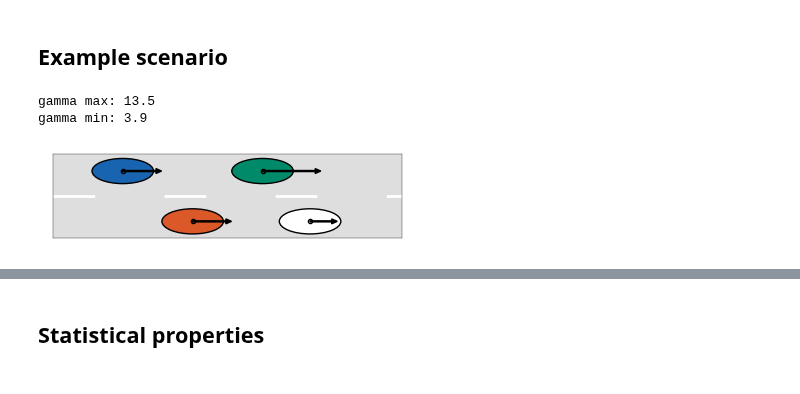
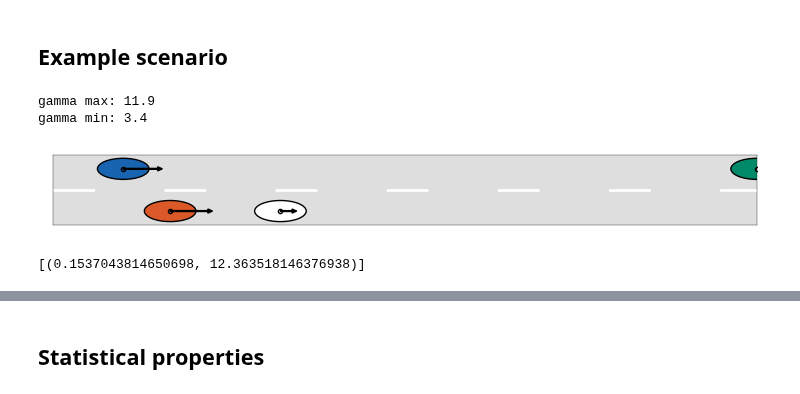
Before and after one commit to EPFL-ENAC/LUTS-pneuma-simulator, a Jupyter notebook: notebooks/discrete.ipynb, the cells around one changed output, grey strips where cells are left out. Cells and saved outputs as stored; diff of their text form; code cells hidden in the pictures.

```diff
--- a/notebooks/discrete.ipynb
+++ b/notebooks/discrete.ipynb
@@ -478,23 +479,23 @@ _, c_lam, c_v0, c_s0 = synthetic_fd(3, rng, mode="Car", distributed=True)
 # merger dynamics
 x_check = 0
 y_check = -W / 2
-v_check = 10 / factor
+v_check = 13 / factor
 lam = c_lam[0]
 v0 = c_v0[0]
 s0 = c_s0[0]
 # follower dynamics
-x_f = x_check - 5
-v_f = 10 / factor
+x_f = x_check - 4
+v_f = 12 / factor
 lam_f = c_lam[2]
 v0_f = c_v0[2]
 s0_f = c_s0[2]
 s_check_f = x_check - x_f - 2 * s
 # leader dynamics
-x_check_ell_check = x_check + 2 * s + 4
-v_ell_check = 7 / factor
+x_check_ell_check = x_check + 2 * s + 5
+v_ell_check = 5 / factor
 # new leader dynamics
-x_check_ell_hat = x_check + 5
-v_ell_hat = 15 / factor
+x_check_ell_hat = x_check + 50
+v_ell_hat = 2 / factor
 s_check_ell_hat = x_check_ell_hat - x_check - 2 * s
 # maneuverability in degrees
 gamma_max = radians(exp(XC * v_check * factor + CC_max))
@@ -504,45 +505,45 @@ phi_max =2*gamma_max
 print(f"gamma max: {degrees(gamma_max):.1f}")
 print(f"gamma min: {degrees(gamma_min):.1f}")
 # %% [output]
-gamma max: 13.5
-gamma min: 3.9
+gamma max: 11.9
+gamma min: 3.4
 # %%
 # --- Figure setup ---
 %matplotlib inline
-fig, ax = plt.subplots(figsize=(9*cm, 3*cm))
+fig, ax = plt.subplots(figsize=(18*cm, 3*cm))
 ax.set_aspect("equal")
-ax.set_xlim(-10, 15)
+ax.set_xlim(-10, 50)
 ax.set_ylim(-3, 3)
 ax.set_xticks([])
 ax.set_yticks([])
 # --- Background ---
 ax.axhspan(-3, 3, facecolor=grey, zorder=-10)
 ax.axhline(0, color="w", lw=2, ls=(0, (15, 25)), zorder=0)
 
 # --- Objects: ellipses, points, arrows ---
 objects = [
     (x_check, y_check, v_check, vermilion),
     (x_f, -y_check, v_f, dark_blue),
     (x_check_ell_hat, -y_check, v_ell_hat, dark_teal),
     (x_check_ell_check, y_check, v_ell_check, "w")
 ]
 
 for x, y, v, color in objects:
     ax.add_patch(Ellipse((x, y), 2*s, 2*w, ec="k", fc=color))
     ax.plot(x, y, "ko", mfc='none', markersize=3, zorder=150)
     ax.add_patch(FancyArrow(x, y, v, 0,
                             width=0.075, head_width=0.35, head_length=0.4,
                             fc='k', ec='k', zorder=200, length_includes_head=True))
 
 fig.tight_layout(pad=0)
-plt.savefig("./output/sketches/lc_scenario.pdf",
-    format="pdf",
-    transparent=True,
-    bbox_inches="tight",
-    pad_inches=0.01,)
+#plt.savefig("./output/sketches/lc_scenario.pdf",
+#    format="pdf",
+#    transparent=True,
+#    bbox_inches="tight",
+#    pad_inches=0.01,)
 plt.show()
 # %% [output]
-[figure, old version]
+[figure, new version]
 # %%
 def nonlinear_derivative(Dt, s_check_ell, v_check, S, Dx, v_ell, lam, v0, s0):
     """
@@ -681 +662,8 @@ def find_critical_phi(
+# %%
+solutions = scan_phi_log(
+    s_check_ell_hat, s_check_f, v_check, v_ell_hat, v_f, lam, v0, s0, lam_f, v0_f, s0_f,phi_min, phi_max, n_scan=10, xtol=1e-15,
+)
+solutions
+# %% [output]
+[(0.1537043814650698, 12.363518146376938)]
 # %%
```
Also changed, not shown: parts of 17 cells of this notebook.
